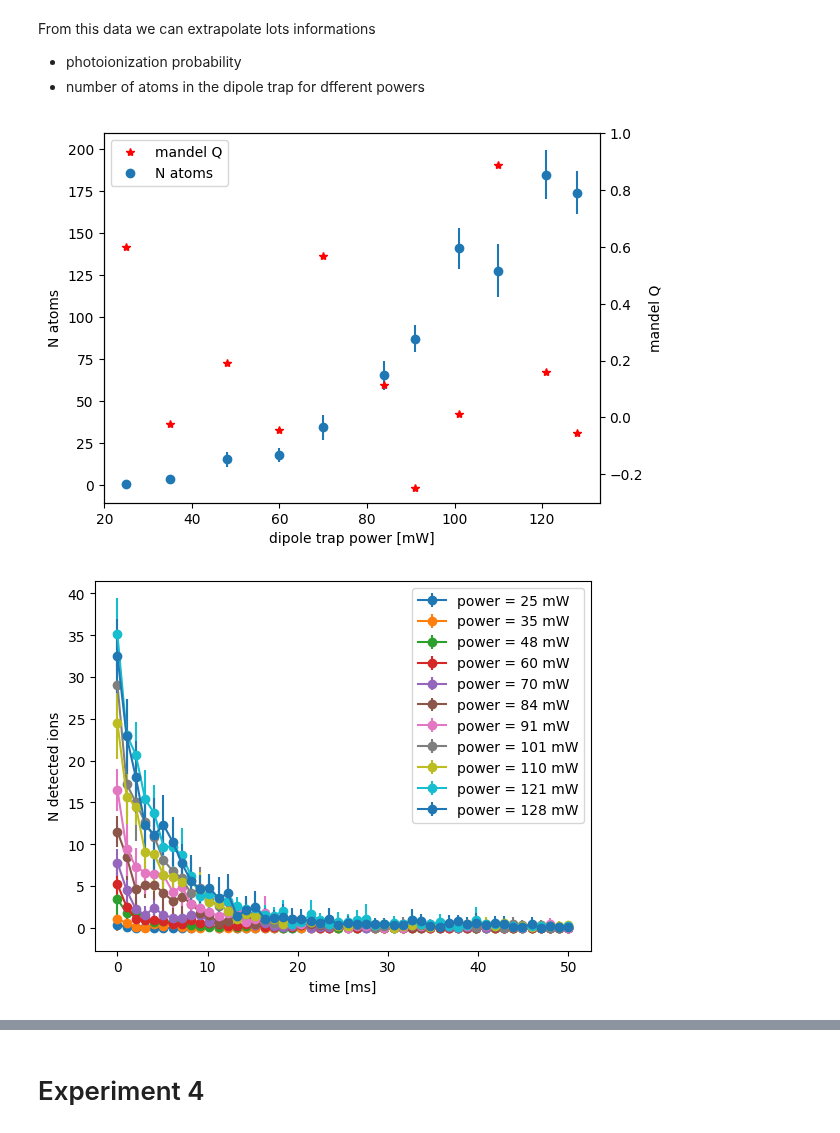
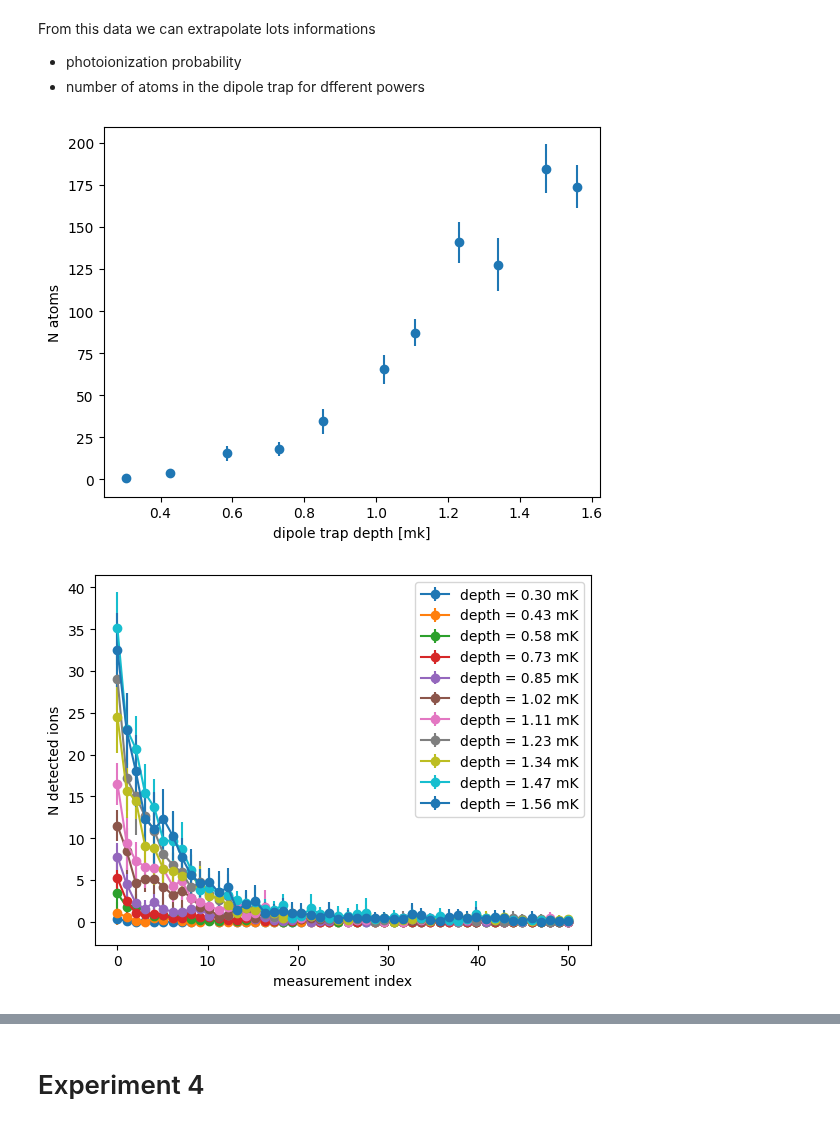
Before and after one commit to Valerio-Amico/Lab-Rydberg, a Jupyter notebook: dipolar_trap/cross_section_experiment_27_01_23.ipynb, the cells around one changed output, grey strips where cells are left out. Cells and saved outputs as stored; diff of their text form; code cells hidden in the pictures.

```diff
--- a/dipolar_trap/cross_section_experiment_27_01_23.ipynb
+++ b/dipolar_trap/cross_section_experiment_27_01_23.ipynb
@@ -138,7 +139,9 @@ N_cycles = 10
 N_atoms_means = np.zeros(len(names))
 N_atoms_std = np.zeros(len(names))
 N_atoms_all = np.zeros([len(names), N_cycles])
+
 powers = np.zeros(len(names))
+U_dips = np.zeros(len(names))
 
 data_all = np.zeros([consecutive_measurements, N_cycles, len(powers)])
 
@@ -148,42 +151,45 @@ for j, name in enumerate(names):
     for i, row in enumerate(data):
         row = row.replace("\n", "")
         row = row.replace(",", ".")
         terms = row.split("\t")
         occurrences[i%cem_,i//cem_] = (float(terms[2]))
 
     data_all[:,:,j] = occurrences
 
     N_atoms_all[j,:] = np.sum(occurrences, axis=0)
     #print( sum(np.mean(occurrences, axis=1)))
     N_atoms_means[j] = sum(np.mean(occurrences, axis=1))
     #print(np.sum(occurrences, axis=0))
     N_atoms_std[j] = np.std(np.sum(occurrences, axis=0))
     powers[j] = int(name)
+
+    my_dip = diptrap.dipole_trap(int(name)*1e-3, 5e-6)
+    U_dips[j] = -my_dip.U_dip(0,0)
     #data, bins = np.histogram(occurrences, bins=np.arange(0,10))
     #plot_occurrences(occurrences[:,2])
     #x = np.linspace(0, consecutive_measurements*delay_cons_exp, consecutive_measurements)
     #plt.errorbar(x, np.mean(occurrences, axis=1), np.std(occurrences, axis=1)/np.sqrt(N_cycles), marker = "o", label="power = "+name)
     #plt.xlabel("time [ms]")
 #powers[10] = 120
 fig, ax1 = plt.subplots()
-ax2 = ax1.twinx()
+#ax2 = ax1.twinx()
 
 Q_s = [get_Q(N_atoms_all[k,:]) for k in range(len(powers))]
-ax2.plot(powers, Q_s , c = "r", marker = "*", ls = "", label = "mandel Q")
-ax2.plot([],[],marker="o", linestyle="", label="N atoms")
+#ax2.plot(U_dips, Q_s , c = "r", marker = "*", ls = "", label = "mandel Q")
+#ax2.plot([],[],marker="o", linestyle="", label="N atoms")
 #ax1.errorbar(powers, N_atoms_means, N_atoms_std, marker="o", linestyle="", label = "N atoms")
-ax1.errorbar(powers, np.mean(N_atoms_all, axis=1), np.std(N_atoms_all, axis=1), marker="o", linestyle="", label = "N atoms")
+ax1.errorbar(U_dips, np.mean(N_atoms_all, axis=1), np.std(N_atoms_all, axis=1), marker="o", linestyle="", label = "N atoms")
 #ax2.plot(powers, (N_atoms_std)**2/N_atoms_means -1 , c = "r", marker = "o", ls = "")
 
 #plt.yscale("log")
-plt.legend()
-ax2.set_ylim([-0.3,1])
-ax2.set_ylabel("mandel Q")
-ax1.set_xlabel("dipole trap power [mW]")
+#plt.legend()
+#ax2.set_ylim([-0.3,1])
+#ax2.set_ylabel("mandel Q")
+ax1.set_xlabel("dipole trap depth [mk]")
 ax1.set_ylabel("N atoms")
 plt.show()
 # %% [output]
-[figure, old version]
+[figure, new version]
 # %%
 from scipy.optimize import minimize
 
@@ -221,7 +227,7 @@ x = np.linspace(0, consecutive_measurements*delay_cons_exp, consecutive_measurem
 for power in range(len(powers)):#[2,6,10]:
     rates = []
     for rep in range(N_cycles):
-        rates.append(MLE_exp_rate(data_all[:, rep, power], delay_cons_exp))
+        rates.append(MLE_exp_rate(data_all[:, rep, power], 1))
     rates_MLE.append(np.mean(rates))
     drates_MLE.append(np.std(rates))
 
@@ -231,12 +237,12 @@ for power in range(len(powers)):#[2,6,10]:
     y = result[0]*exponential(result[1], x)
     #plt.plot(x,y)
     #plt.plot(x, data_all[:,8,power], marker="o", linestyle="-", label="power = "+names[power]+" mW")
-    plt.errorbar(x, np.mean(data_all[:,:,power], axis=1), np.std(data_all[:,:,power], axis=1), marker="o", linestyle="-", label="power = "+names[power]+" mW")
+    plt.errorbar(x, np.mean(data_all[:,:,power], axis=1), np.std(data_all[:,:,power], axis=1), marker="o", linestyle="-", label="depth = %.2f"%U_dips[power]+" mK")
 plt.legend()
-plt.xlabel("time [ms]")
+plt.xlabel(r"measurement index")
 plt.ylabel("N detected ions")
 #plt.yscale("log")
 plt.show()
 # %% [output]
-[figure, old version]
+[figure, new version]
 # %%
```
Also changed, not shown: parts of 6 cells of this notebook, 17 other files.
